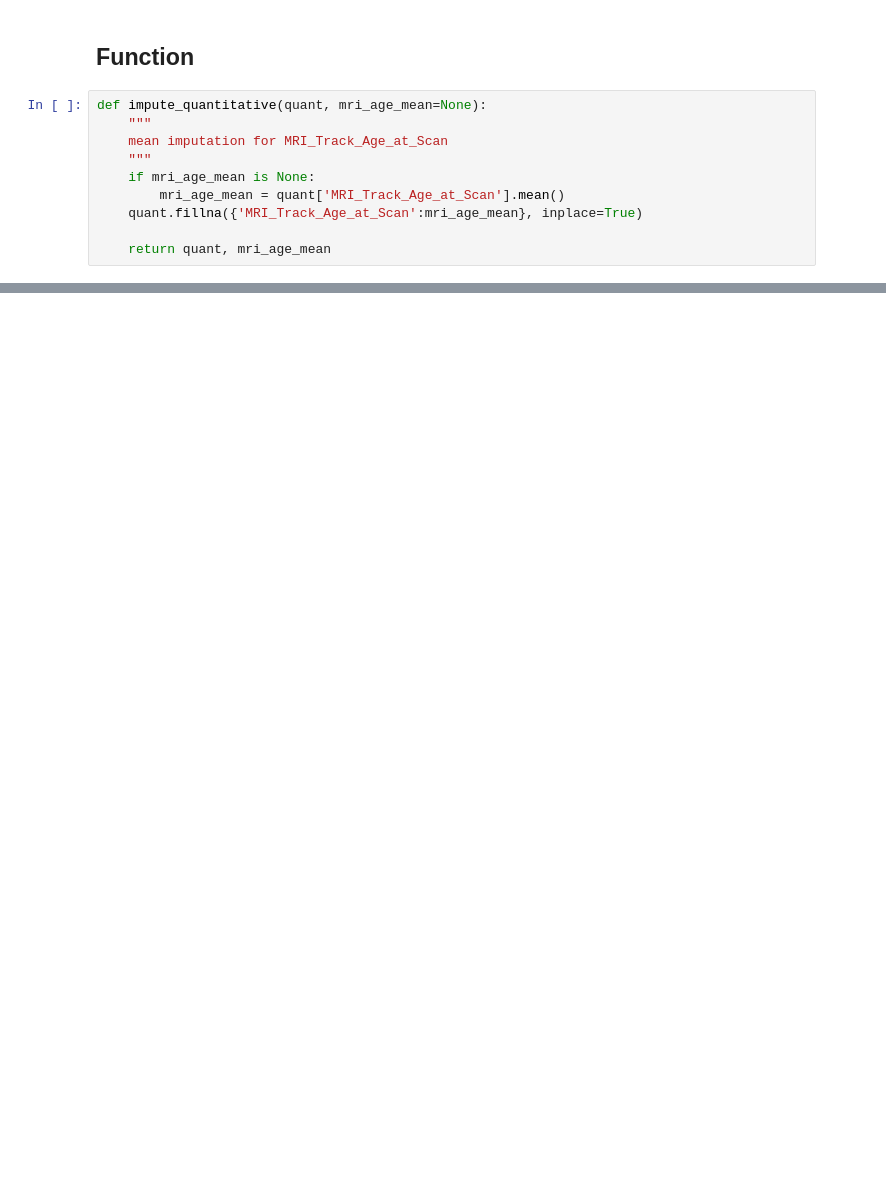
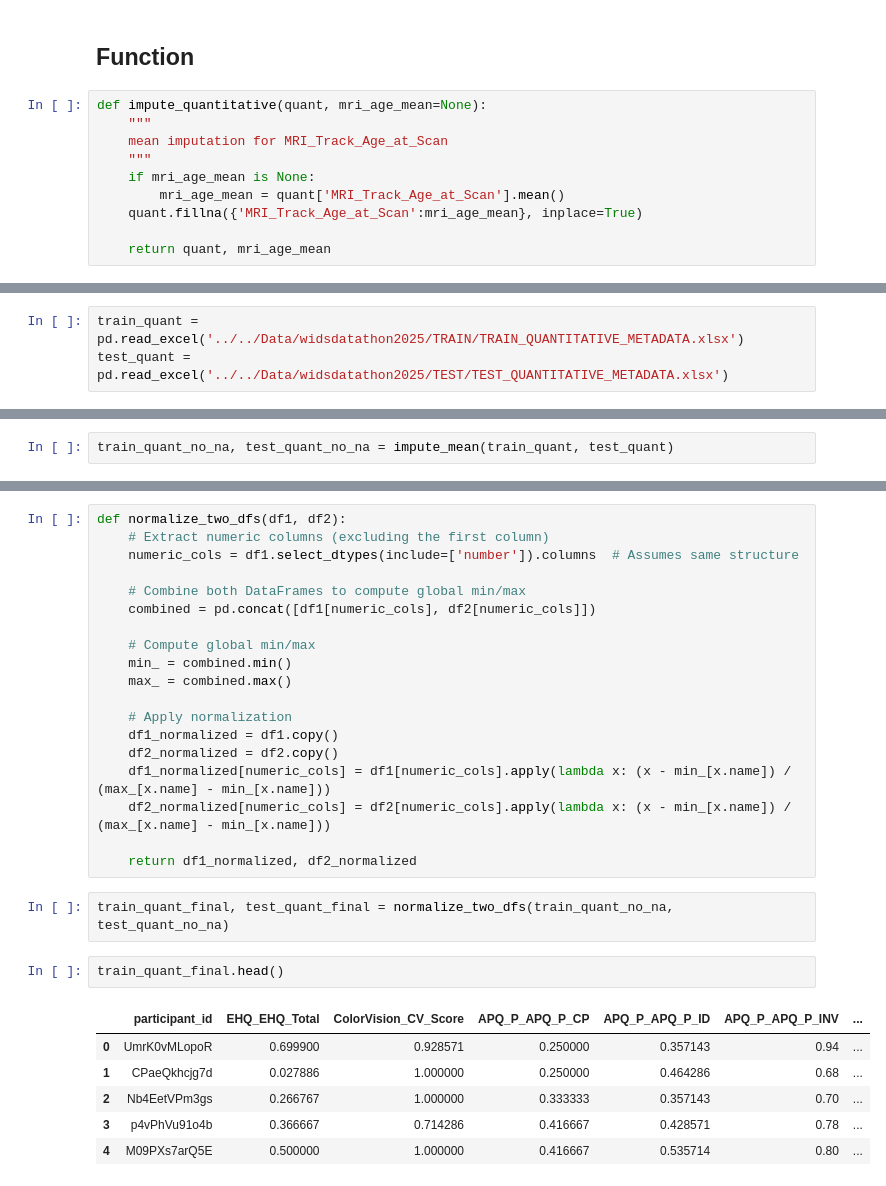
Before and after one commit to asra-nova/WiDS2025, a Jupyter notebook: notebooks/AuxFeatures.ipynb, the cells around one changed output, grey strips where cells are left out. Saved outputs shown, nothing was run; the diff lists cells and outputs as text; blank space fills up the shorter version.

```diff
--- a/notebooks/AuxFeatures.ipynb
+++ b/notebooks/AuxFeatures.ipynb
@@ -261,0 +279,3 @@ dtype: bool
+# %%
+train_quant = pd.read_excel('../../Data/widsdatathon2025/TRAIN/TRAIN_QUANTITATIVE_METADATA.xlsx')
+test_quant = pd.read_excel('../../Data/widsdatathon2025/TEST/TEST_QUANTITATIVE_METADATA.xlsx')
@@ -261,0 +328,2 @@ dtype: bool
+# %%
+train_quant_no_na, test_quant_no_na = impute_mean(train_quant, test_quant)
@@ -261,0 +378,30 @@ dtype: bool
+# %%
+def normalize_two_dfs(df1, df2):
+    # Extract numeric columns (excluding the first column)
+    numeric_cols = df1.select_dtypes(include=['number']).columns  # Assumes same structure
+
+    # Combine both DataFrames to compute global min/max
+    combined = pd.concat([df1[numeric_cols], df2[numeric_cols]])
+
+    # Compute global min/max
+    min_ = combined.min()
+    max_ = combined.max()
+
+    # Apply normalization
+    df1_normalized = df1.copy()
+    df2_normalized = df2.copy()
+    df1_normalized[numeric_cols] = df1[numeric_cols].apply(lambda x: (x - min_[x.name]) / (max_[x.name] - min_[x.name]))
+    df2_normalized[numeric_cols] = df2[numeric_cols].apply(lambda x: (x - min_[x.name]) / (max_[x.name] - min_[x.name]))
+
+    return df1_normalized, df2_normalized
+# %%
+train_quant_final, test_quant_final = normalize_two_dfs(train_quant_no_na, test_quant_no_na)
+# %%
+train_quant_final.head()
+# %% [output]
+|  | participant_id | EHQ_EHQ_Total | ColorVision_CV_Score | APQ_P_APQ_P_CP | APQ_P_APQ_P_ID | APQ_P_APQ_P_INV | ... |
+| 0 | UmrK0vMLopoR | 0.699900 | 0.928571 | 0.250000 | 0.357143 | 0.94 | ... |
+| 1 | CPaeQkhcjg7d | 0.027886 | 1.000000 | 0.250000 | 0.464286 | 0.68 | ... |
+| 2 | Nb4EetVPm3gs | 0.266767 | 1.000000 | 0.333333 | 0.357143 | 0.70 | ... |
+| 3 | p4vPhVu91o4b | 0.366667 | 0.714286 | 0.416667 | 0.428571 | 0.78 | ... |
+| 4 | M09PXs7arQ5E | 0.500000 | 1.000000 | 0.416667 | 0.535714 | 0.80 | ... |
```
Also changed, not shown: parts of 46 cells of this notebook, 1 other file.
